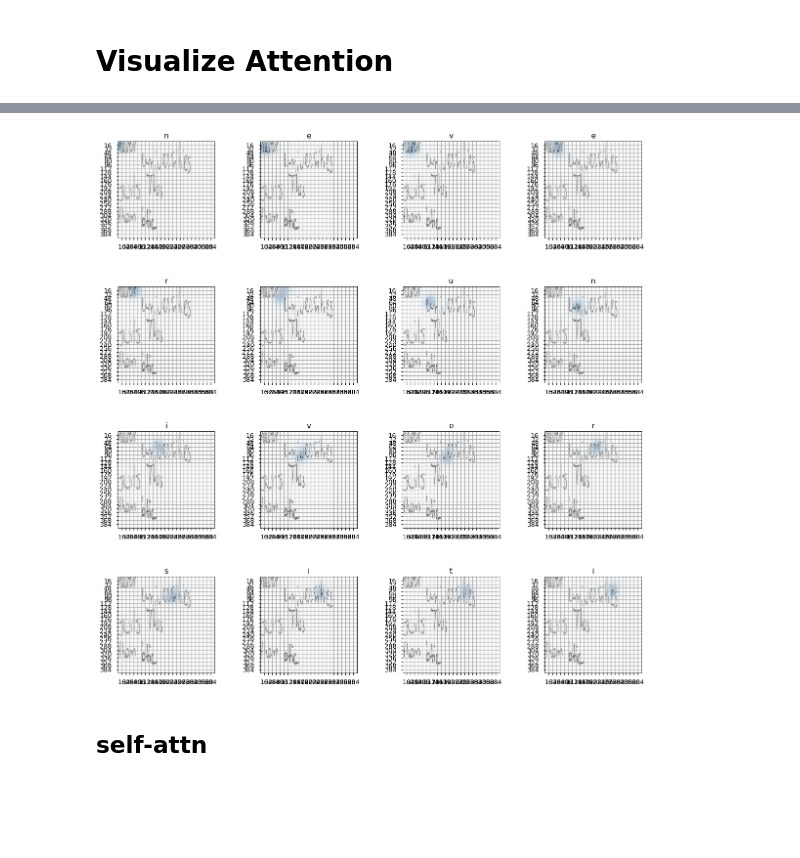
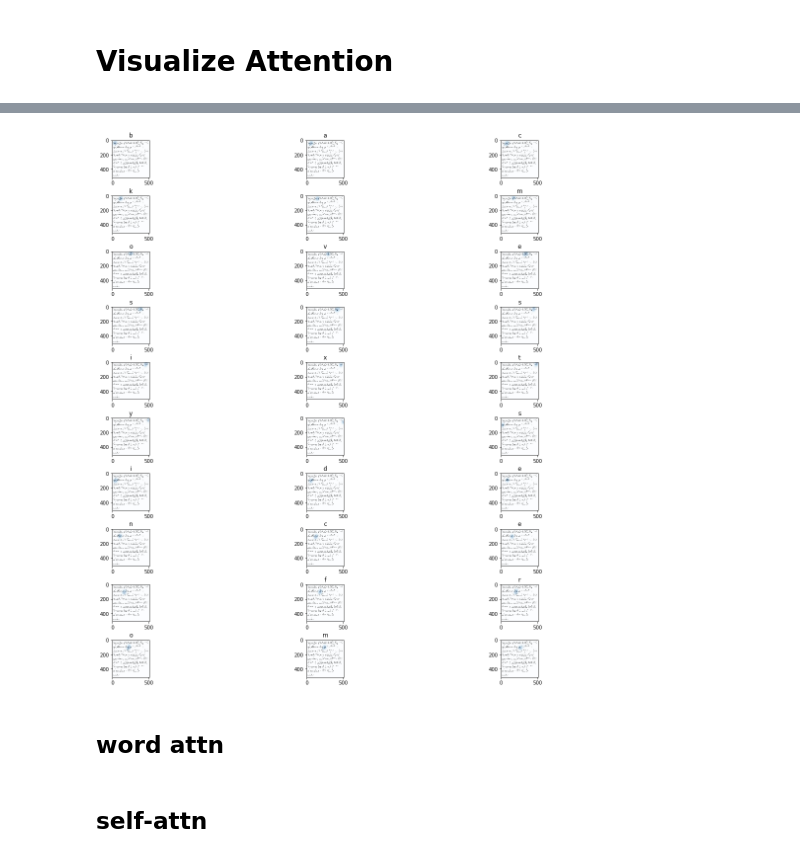
Before and after one commit to ahs8w/fastai, a Jupyter notebook: projects/OCR-Transformer.ipynb, the cells around one changed output, grey strips where cells are left out. Drawn from its saved outputs; the diff is of its cells as text; code cells hidden in the pictures; blank space fills up the shorter version.

```diff
--- a/projects/OCR-Transformer.ipynb
+++ b/projects/OCR-Transformer.ipynb
@@ -670,4 +674,4 @@ learn.load('tfmr_experiment')
 # %%
-sz,bs = 400,45
+sz,bs = 512,30
 # %%
 learn.set_data(data)
@@ -680,5 +678,3 @@ learn.sched.plot(n_skip=0, n_skip_end=2)
-# %%
-learn.load('tfmr_3x1_256')
 # %%
 lr=1e-4
 learn.fit(lr, 5, cycle_len=1, stepper=TfmrStepper, use_clr=(20,5))
@@ -705,7 +702,7 @@ learn.save('tfmr_3x2')
 # %% [markdown]
 # Results
 # %%
-learn.load('tfmr_experiment')
+learn.load('tfmr_lg2')
 # %%
 x,y = next(iter(data.val_dl))
 
@@ -730,10 +733,10 @@ char_error_rate(preds, y)
 # %%
 imgs = data.val_ds.denorm(x)
 
-fig, axes = plt.subplots(2,2, figsize=(10, 10))
+fig, axes = plt.subplots(4,1, figsize=(20, 20))
 for i,ax in enumerate(axes.flat):
     p = char_label_text(res[i])
     ax=show_img(imgs[i], ax=ax, title=p)
 
-plt.tight_layout(pad=0.1)
+# plt.tight_layout(pad=0.1)
 # %% [output]
@@ -769,19 +771,21 @@ img = imgs[idx]
 pred = res[idx]
 img_attns = to_np(torch_scale_attns(src_attn.squeeze(1))[idx])
 # %%
-fig, axes = plt.subplots(4, 4, figsize=(20, 20), gridspec_kw={'hspace': 0.5})
+fig, axes = plt.subplots(10, 3, figsize=(20, 20), gridspec_kw={'hspace': 0.5})
 for i,ax in enumerate(axes.flat):
     a = g_filter(img_attns[i])
     ax.imshow(img, alpha=None)
     ax.imshow(a, cmap='Blues', interpolation='nearest', alpha=0.3)
 
     # Attention
-    ticks = np.arange(k, sz, k)
-    ax.set_yticks(ticks, minor=False)
-    ax.set_xticks(ticks, minor=False)
-    ax.yaxis.grid(True)
-    ax.xaxis.grid(True)
+#     ticks = np.arange(k, sz, k)
+#     ax.set_yticks(ticks, minor=False)
+#     ax.set_xticks(ticks, minor=False)
+#     ax.yaxis.grid(True)
+#     ax.xaxis.grid(True)
 
     ax.set_title(itos[pred[i].item()])
 # %% [output]
-[figure, old version]
+[figure, new version]
+# %% [markdown]
+## word attn
```
Also changed, not shown: parts of 43 cells of this notebook.
